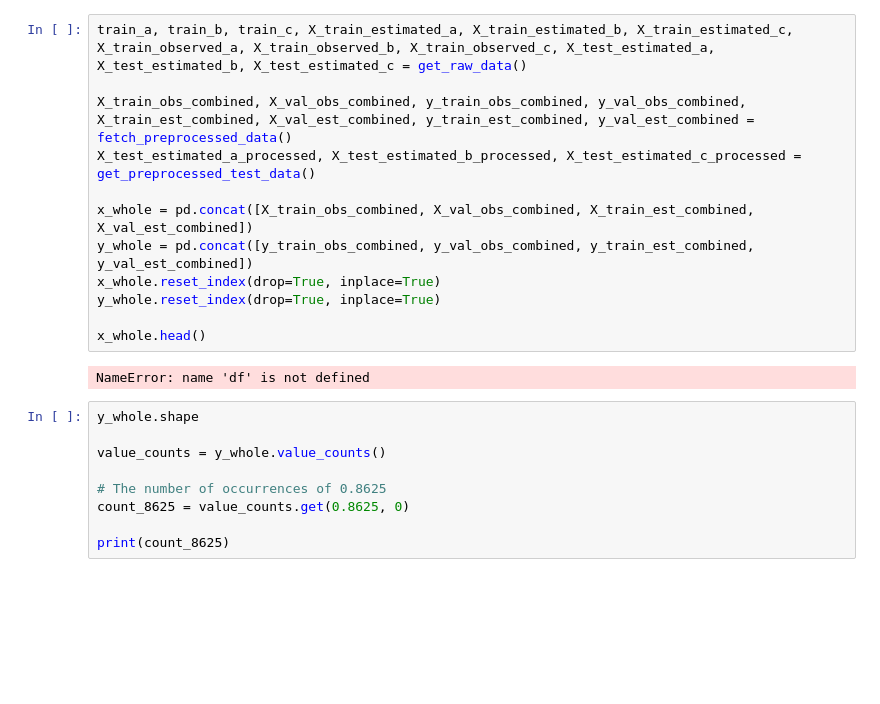
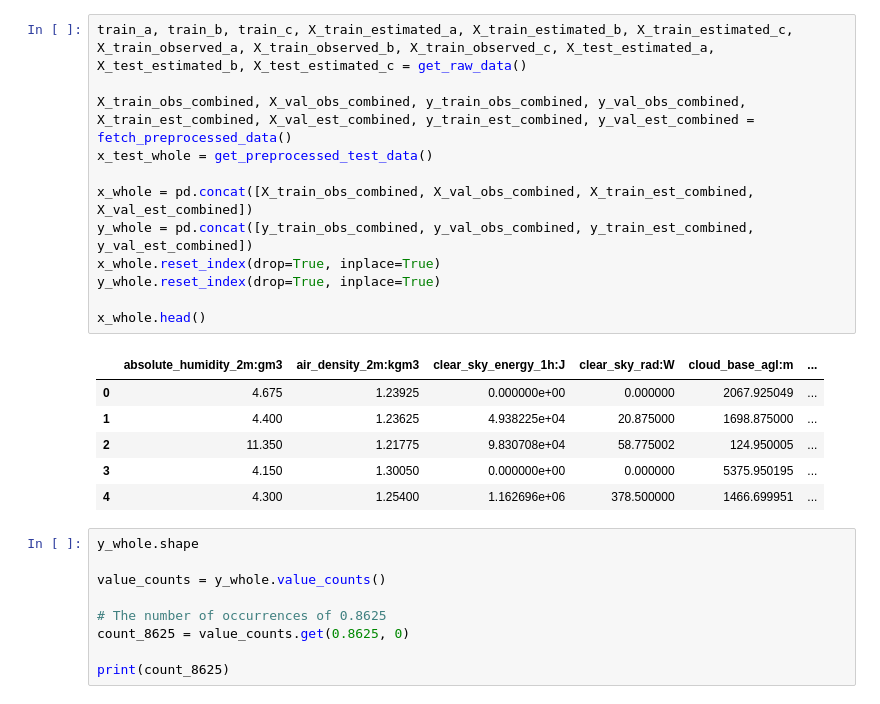
Before and after one commit to SverreNystad/power-predictor, a Jupyter notebook: xgboost.ipynb, the cells around one changed output. Cells and saved outputs as stored; diff of their text form; blank space fills up the shorter version.

```diff
--- a/xgboost.ipynb
+++ b/xgboost.ipynb
@@ -30,17 +31,22 @@ You should consider upgrading via the 'c:\Users\gunna\Documents\Maskinlæring\Pr
 # %%
 train_a, train_b, train_c, X_train_estimated_a, X_train_estimated_b, X_train_estimated_c, X_train_observed_a, X_train_observed_b, X_train_observed_c, X_test_estimated_a, X_test_estimated_b, X_test_estimated_c = get_raw_data()
 
 X_train_obs_combined, X_val_obs_combined, y_train_obs_combined, y_val_obs_combined, X_train_est_combined, X_val_est_combined, y_train_est_combined, y_val_est_combined = fetch_preprocessed_data()
-X_test_estimated_a_processed, X_test_estimated_b_processed, X_test_estimated_c_processed = get_preprocessed_test_data()
+x_test_whole = get_preprocessed_test_data()
 
 x_whole = pd.concat([X_train_obs_combined, X_val_obs_combined, X_train_est_combined, X_val_est_combined])
 y_whole = pd.concat([y_train_obs_combined, y_val_obs_combined, y_train_est_combined, y_val_est_combined])
 x_whole.reset_index(drop=True, inplace=True)
 y_whole.reset_index(drop=True, inplace=True)
 
 x_whole.head()
 # %% [output]
-NameError: name 'df' is not defined
+|  | absolute_humidity_2m:gm3 | air_density_2m:kgm3 | clear_sky_energy_1h:J | clear_sky_rad:W | cloud_base_agl:m | ... |
+| 0 | 4.675 | 1.23925 | 0.000000e+00 | 0.000000 | 2067.925049 | ... |
+| 1 | 4.400 | 1.23625 | 4.938225e+04 | 20.875000 | 1698.875000 | ... |
+| 2 | 11.350 | 1.21775 | 9.830708e+04 | 58.775002 | 124.950005 | ... |
+| 3 | 4.150 | 1.30050 | 0.000000e+00 | 0.000000 | 5375.950195 | ... |
+| 4 | 4.300 | 1.25400 | 1.162696e+06 | 378.500000 | 1466.699951 | ... |
 # %%
 y_whole.shape
 
```
Also changed, not shown: parts of 12 cells of this notebook, 8 other files.
